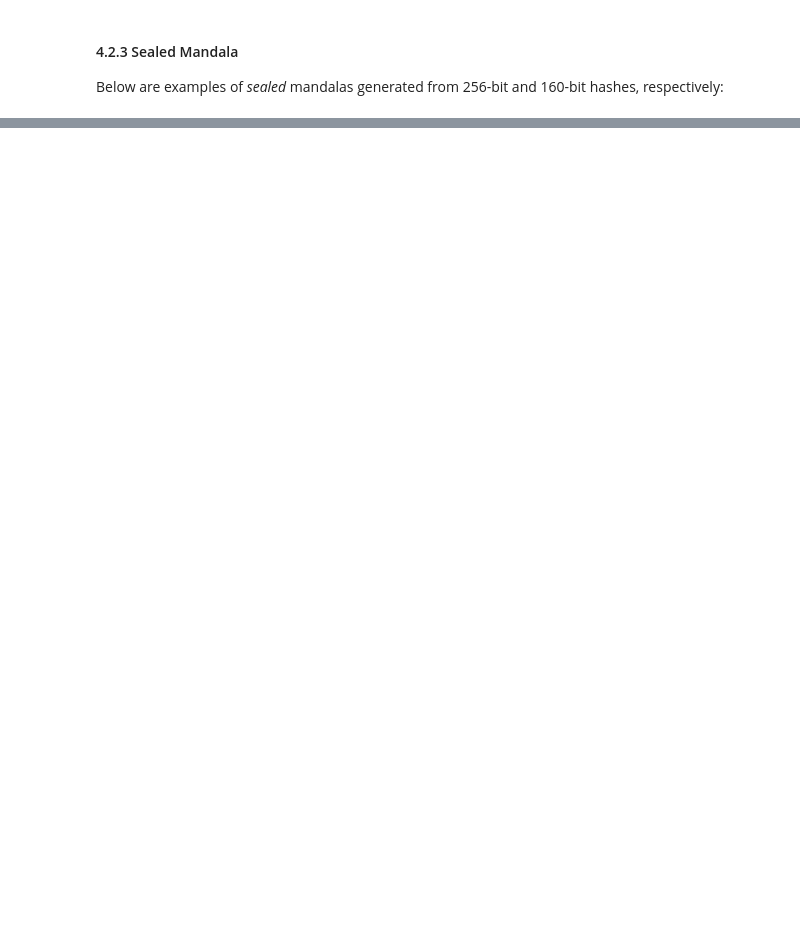
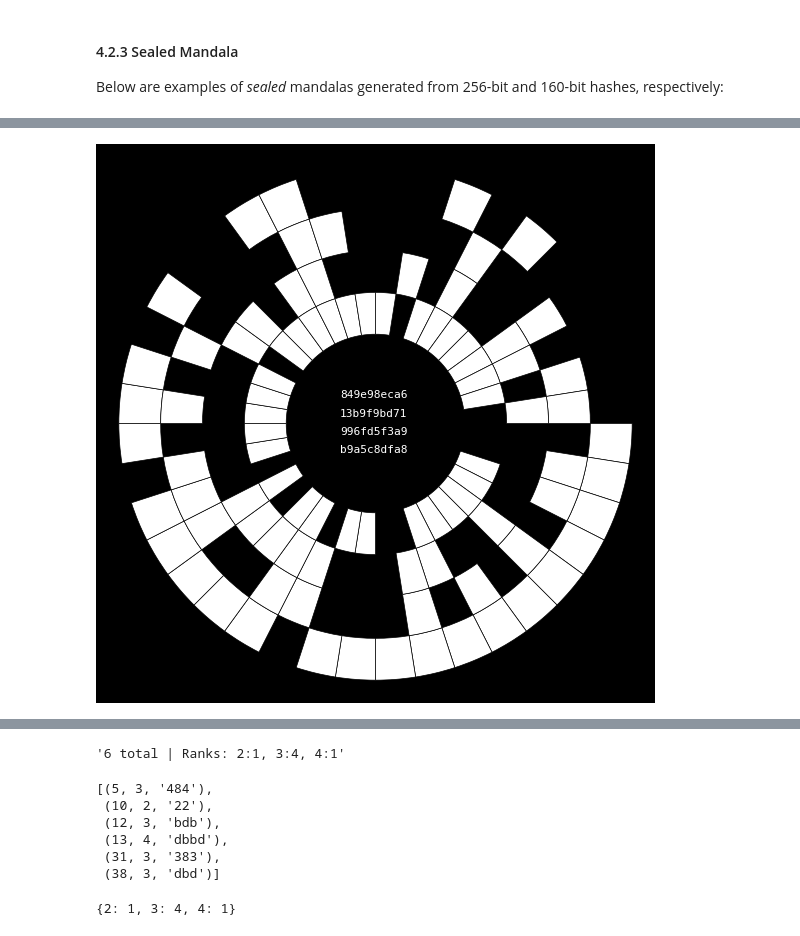
Before and after one commit to HashCanon/hashcanon.github.io, a Jupyter notebook: WhitePaper.ipynb, the cells around one changed output, grey strips where cells are left out. Saved outputs shown, nothing was run; the diff lists cells and outputs as text; code cells hidden in the pictures; blank space fills up the shorter version.

```diff
--- a/WhitePaper.ipynb
+++ b/WhitePaper.ipynb
@@ -521,0 +558,5 @@ These numbers quantify the structural expectations for hash-based mandalas and u
+# %%
+base_hash.draw_mandala(sealed_hash_160, sectors=40)
+print(random_hash_160)
+# %% [output]
+[figure, added]
@@ -521,0 +564,18 @@ These numbers quantify the structural expectations for hash-based mandalas and u
+# %%
+base_hash.symmetry_metric(random_hash_160, bits=160)
+# %% [output]
+'6 total | Ranks: 2:1, 3:4, 4:1'
+# %%
+base_hash.find_symmetries(random_hash_160, bits=160)
+# %% [output]
+[(5, 3, '484'),
+ (10, 2, '22'),
+ (12, 3, 'bdb'),
+ (13, 4, 'dbbd'),
+ (31, 3, '383'),
+ (38, 3, 'dbd')]
+# %%
+syms_160 = base_hash.find_symmetries(random_hash_160, bits=160)
+base_hash.symmetry_ranks(syms_160)   # e.g. {2: 3, 3: 6}
+# %% [output]
+{2: 1, 3: 4, 4: 1}
```
Also changed, not shown: parts of 52 cells of this notebook, 1 other file.
